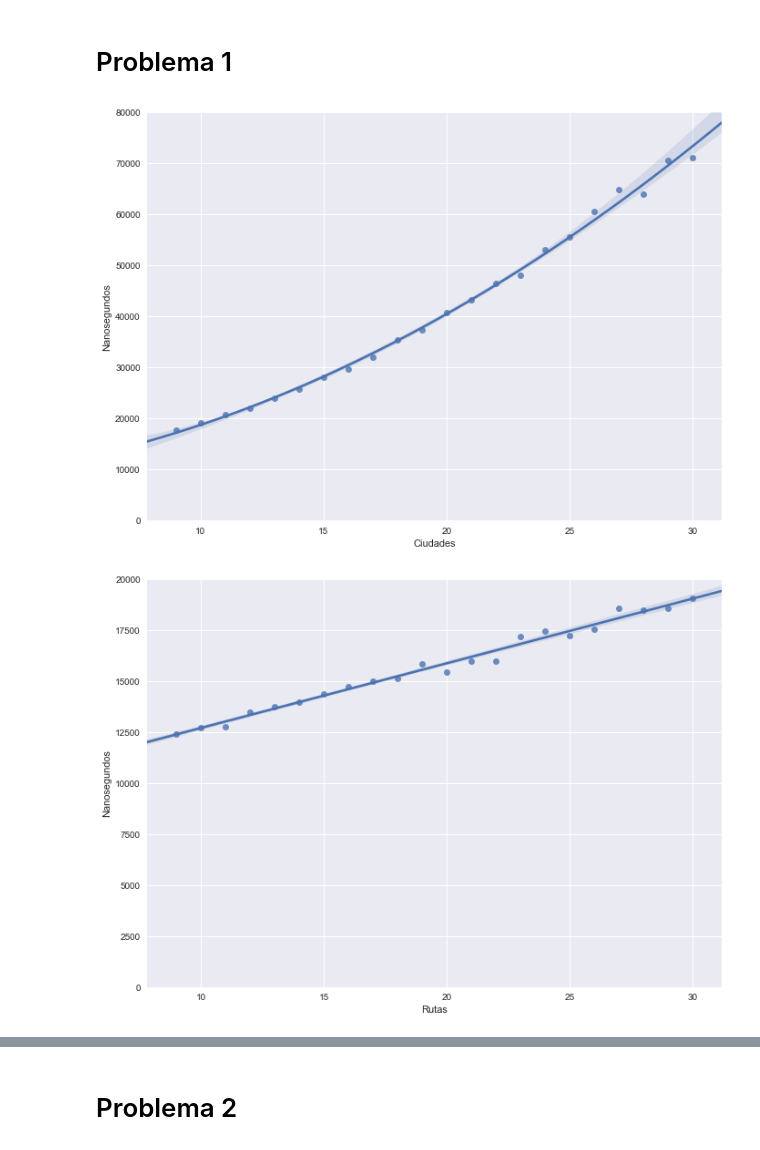
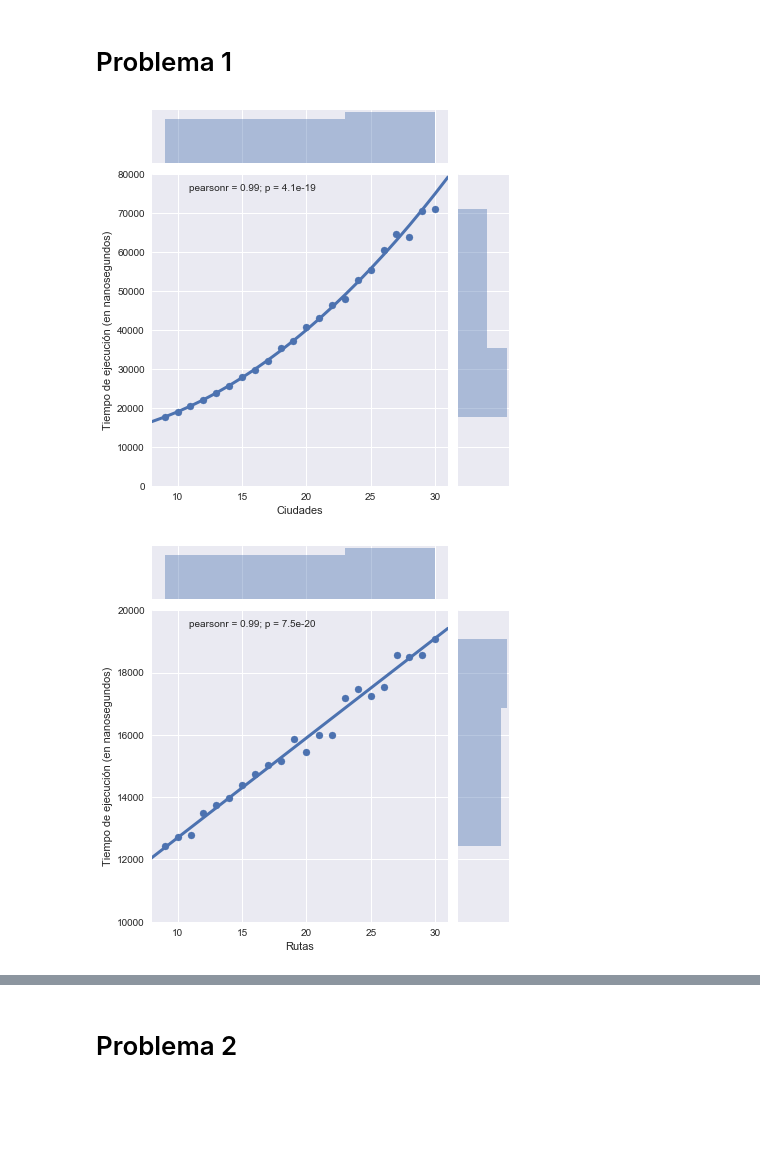
Before and after one commit to ZebaSz/algo3-tp2, a Jupyter notebook: informe/data/Algo3-TP2.ipynb, the cells around one changed output, grey strips where cells are left out. Saved outputs shown, nothing was run; the diff lists cells and outputs as text; code cells hidden in the pictures; blank space fills up the shorter version.

```diff
--- a/informe/data/Algo3-TP2.ipynb
+++ b/informe/data/Algo3-TP2.ipynb
@@ -7,4 +8,9 @@ import random
 from scipy import stats
+# %%
+tiempo = 'Tiempo de ejecución (en nanosegundos)'
+ciudades = 'Ciudades'
+rutas = 'Rutas'
+ns = 'Nanosegundos'
 # %% [markdown]
 # Problema 1
 # %%
@@ -12,19 +18,42 @@ df = pd.read_csv('delivery.csv')
 # %%
 dfA = df[(df.Ciudades > 0) & (df.Rutas == 30) & (df.TotalPremium == 3) & (df.LimitePremium == 2)]
 
-g = sns.lmplot(x='Ciudades', y='Nanosegundos', data=dfA, size=7, aspect=1.4, order=2)
-g.set(ylim=(0,80000))
+#g = sns.lmplot(x='Ciudades', y='Nanosegundos', data=dfA, size=7, aspect=1.4, order=2)
+#g.set(ylim=(0,80000))
+
+g = sns.jointplot(
+    x=ciudades, y=ns, data=dfA,
+    xlim=(8, 31), ylim=(0,80000),
+)
+g.set_axis_labels(xlabel=ciudades, ylabel=tiempo)
+
+
+nodos = range(7,32)
+complejidad = [(70 * (n**2) + 12000) for n in nodos]
+g.ax_joint.plot(nodos, complejidad, linewidth=3, color='#4C72B0', zorder=3)
+
 plt.show()
 # %% [output]
-[figure, old version]
+[figure, new version]
 # %%
 dfB = df[(df.Ciudades == 10) & (df.Rutas > 0) & (df.TotalPremium == 3) & (df.LimitePremium == 2)]
 
-g = sns.lmplot(x='Rutas', y='Nanosegundos', data=dfB, size=7, aspect=1.4)
-g.set(ylim=(0,20000))
+#g = sns.lmplot(x='Rutas', y='Nanosegundos', data=dfB, size=7, aspect=1.4)
+#g.set(ylim=(0,20000))
+
+g = sns.jointplot(
+    x=rutas, y=ns, data=dfB,
+    xlim=(8, 31), ylim=(10000,20000)
+)
+g.set_axis_labels(xlabel=rutas, ylabel=tiempo)
+
+nodos = range(7,32)
+complejidad = [(320 * n + 9500) for n in nodos]
+g.ax_joint.plot(nodos, complejidad, linewidth=3, color='#4C72B0', zorder=3)
+
 plt.show()
 # %% [output]
-[figure, old version]
+[figure, new version]
 # %%
 dfC = df[(df.Ciudades == 10) & (df.Rutas == 20) & (df.TotalPremium > 0) & (df.LimitePremium == 1)]
 
```
Also changed, not shown: parts of 13 cells of this notebook, 18 other files.
